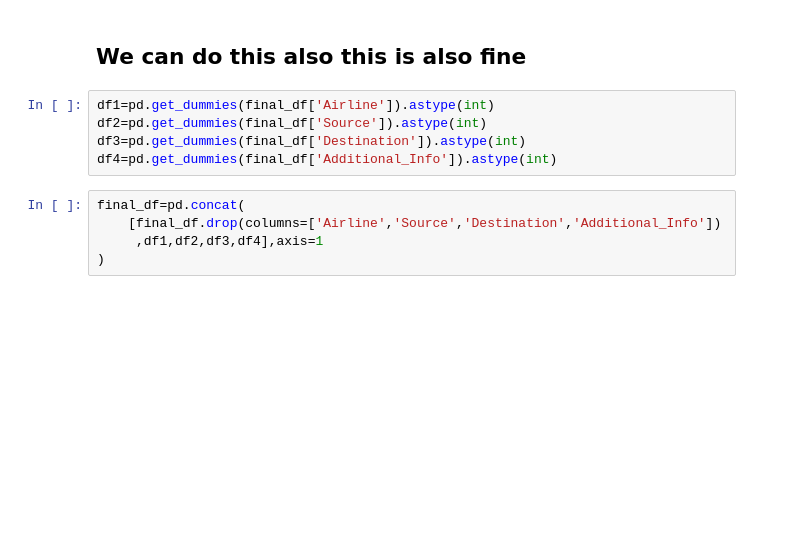
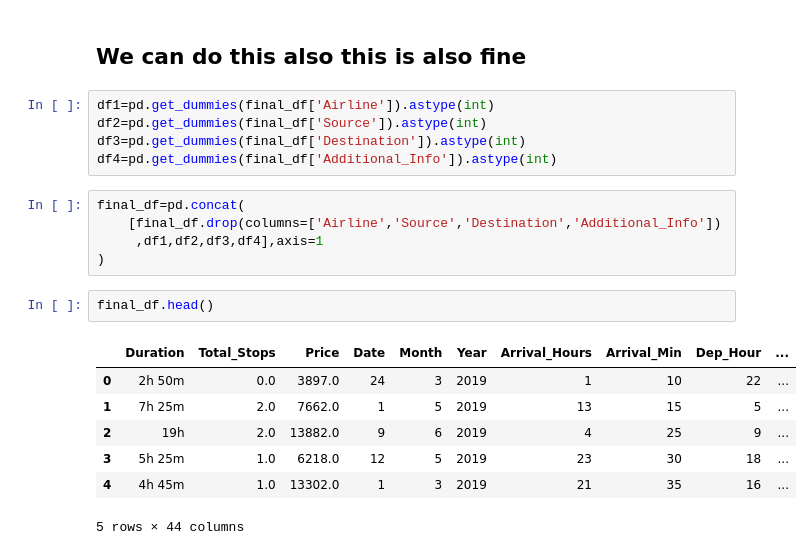
Before and after one commit to rohitranvir/Data-Science, a Jupyter notebook: DATA Cleaning/Flight price predection dataset/flight price prediction.ipynb, the cells around one changed output. Saved outputs shown, nothing was run; the diff lists cells and outputs as text; blank space fills up the shorter version.

```diff
--- a/DATA Cleaning/Flight price predection dataset/flight price prediction.ipynb
+++ b/DATA Cleaning/Flight price predection dataset/flight price prediction.ipynb
@@ -224,3 +224,13 @@ final_df=pd.concat(
     [final_df.drop(columns=['Airline','Source','Destination','Additional_Info'])
      ,df1,df2,df3,df4],axis=1
 )
+# %%
+final_df.head()
+# %% [output]
+|  | Duration | Total_Stops | Price | Date | Month | Year | Arrival_Hours | Arrival_Min | Dep_Hour | ... |
+| 0 | 2h 50m | 0.0 | 3897.0 | 24 | 3 | 2019 | 1 | 10 | 22 | ... |
+| 1 | 7h 25m | 2.0 | 7662.0 | 1 | 5 | 2019 | 13 | 15 | 5 | ... |
+| 2 | 19h | 2.0 | 13882.0 | 9 | 6 | 2019 | 4 | 25 | 9 | ... |
+| 3 | 5h 25m | 1.0 | 6218.0 | 12 | 5 | 2019 | 23 | 30 | 18 | ... |
+| 4 | 4h 45m | 1.0 | 13302.0 | 1 | 3 | 2019 | 21 | 35 | 16 | ... |
+5 rows × 44 columns
```
